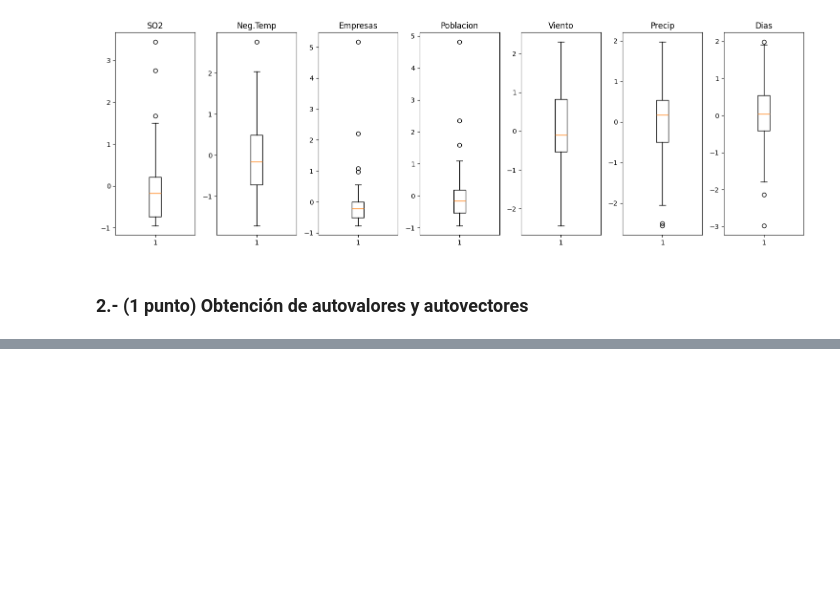
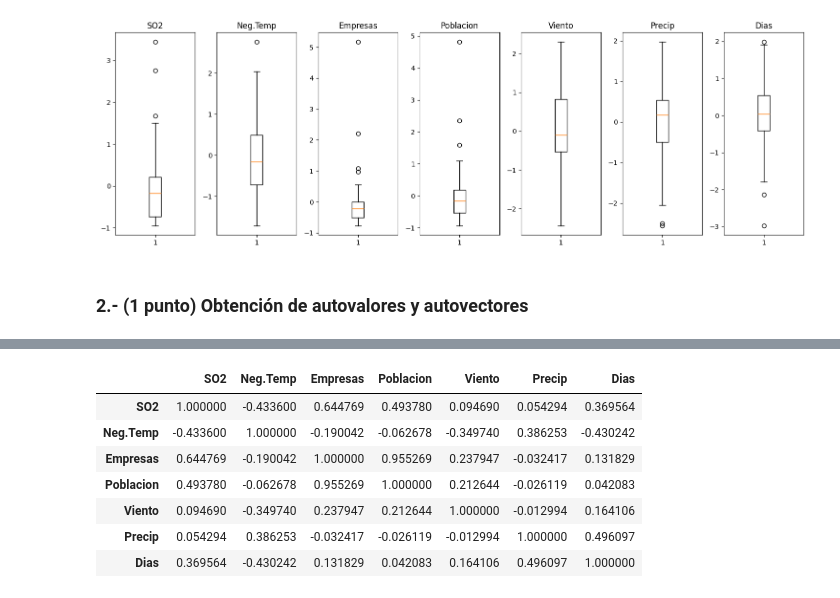
Before and after one commit to Alf-caput/P1_MineriaDeDatos, a Jupyter notebook: P3_ReduccionDimensionalidad/P3_ReduccionDimensionalidad.ipynb, the cells around one changed output, grey strips where cells are left out. Drawn from its saved outputs; the diff is of its cells as text; code cells hidden in the pictures; blank space fills up the shorter version.

```diff
--- a/P3_ReduccionDimensionalidad/P3_ReduccionDimensionalidad.ipynb
+++ b/P3_ReduccionDimensionalidad/P3_ReduccionDimensionalidad.ipynb
@@ -184,0 +195,12 @@ plt.show()
+# %%
+df_corr = df_std.corr()
+df_corr
+# %% [output]
+|  | SO2 | Neg.Temp | Empresas | Poblacion | Viento | Precip | Dias |
+| SO2 | 1.000000 | -0.433600 | 0.644769 | 0.493780 | 0.094690 | 0.054294 | 0.369564 |
+| Neg.Temp | -0.433600 | 1.000000 | -0.190042 | -0.062678 | -0.349740 | 0.386253 | -0.430242 |
+| Empresas | 0.644769 | -0.190042 | 1.000000 | 0.955269 | 0.237947 | -0.032417 | 0.131829 |
+| Poblacion | 0.493780 | -0.062678 | 0.955269 | 1.000000 | 0.212644 | -0.026119 | 0.042083 |
+| Viento | 0.094690 | -0.349740 | 0.237947 | 0.212644 | 1.000000 | -0.012994 | 0.164106 |
+| Precip | 0.054294 | 0.386253 | -0.032417 | -0.026119 | -0.012994 | 1.000000 | 0.496097 |
+| Dias | 0.369564 | -0.430242 | 0.131829 | 0.042083 | 0.164106 | 0.496097 | 1.000000 |
```
Also changed, not shown: parts of 5 cells of this notebook.
